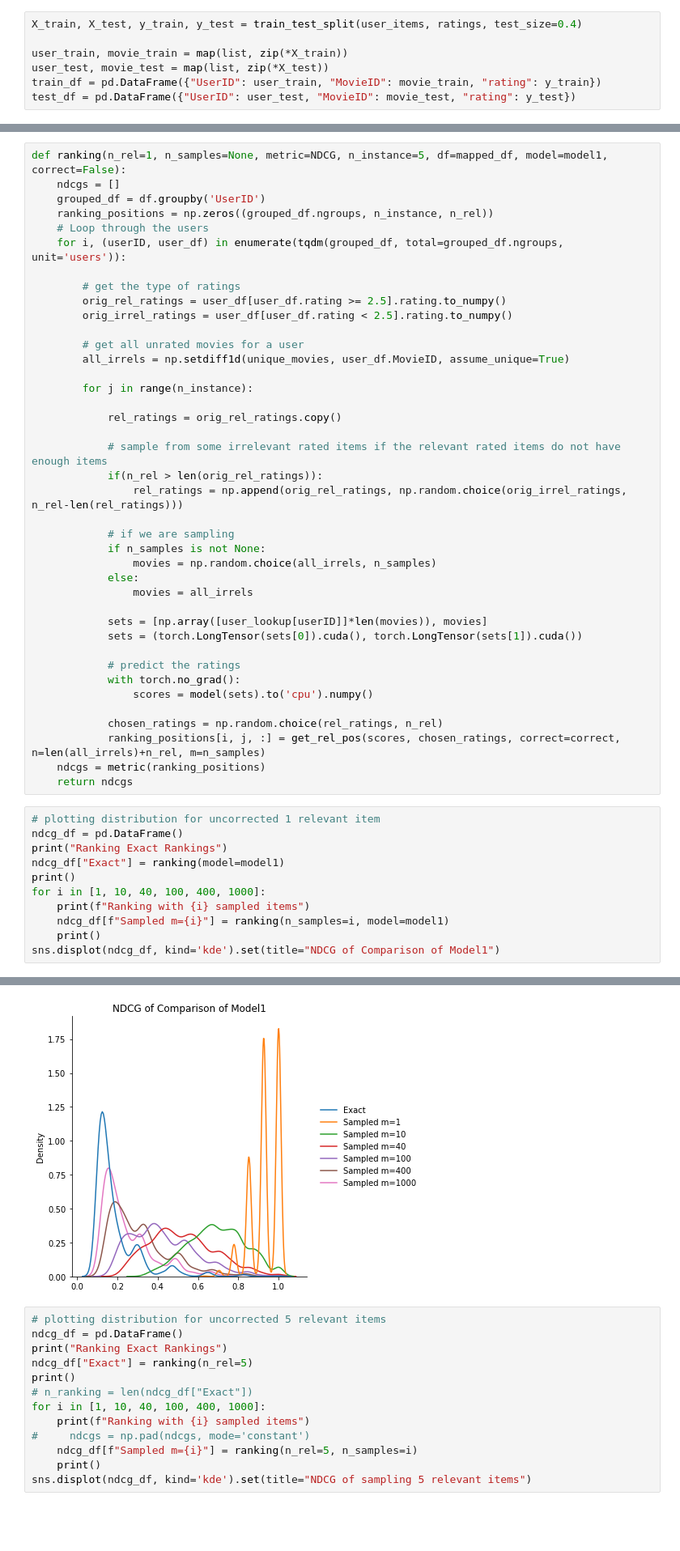
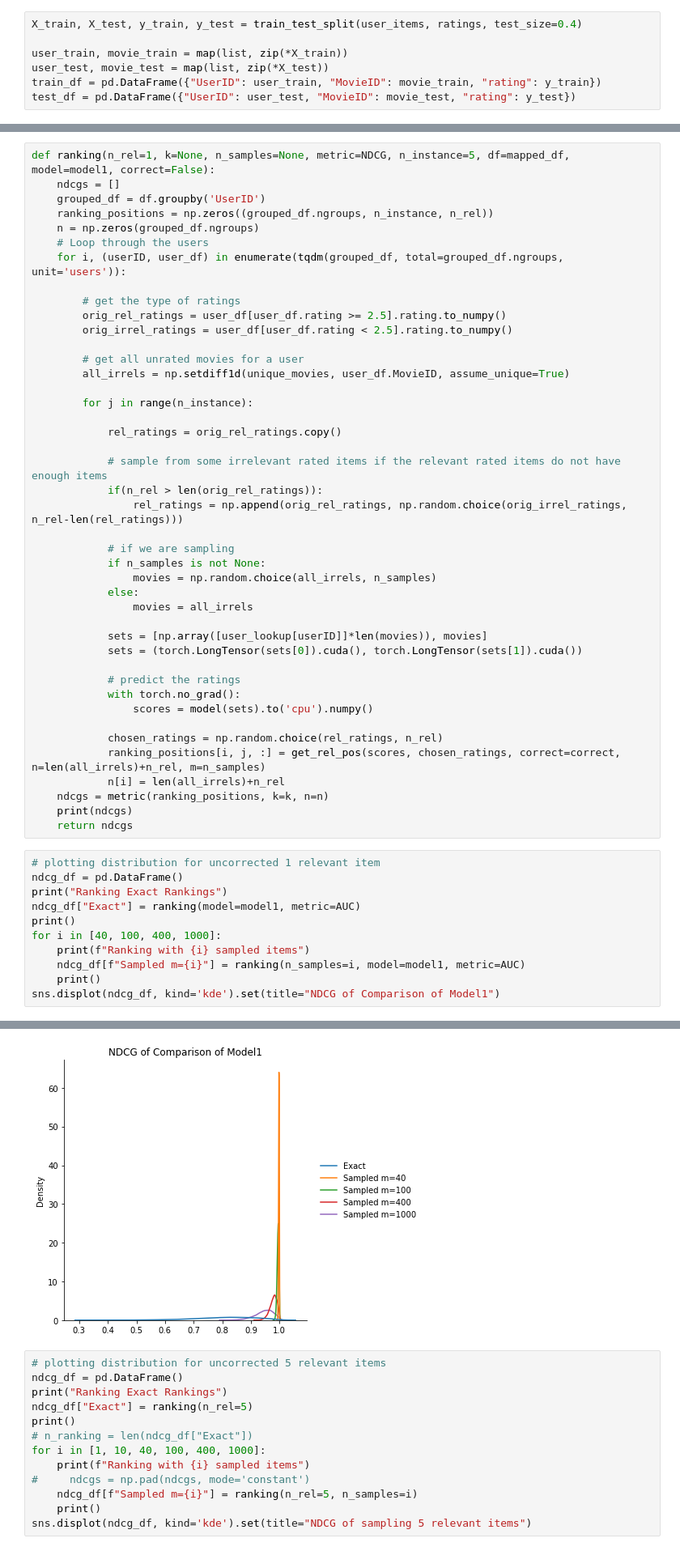
Before and after one commit to Poonyapat-S/SamplingBias, a Jupyter notebook: Test-sampling.ipynb, the cells around one changed output, grey strips where cells are left out. Shown at 81% size. Cells and saved outputs as stored; diff of their text form; blank space fills up the shorter version.

```diff
--- a/Test-sampling.ipynb
+++ b/Test-sampling.ipynb
@@ -213,8 +288,9 @@ unique_movies = mapped_df.MovieID.unique() # List of unique movie ID
 # %%
-def ranking(n_rel=1, n_samples=None, metric=NDCG, n_instance=5, df=mapped_df, model=model1, correct=False):
+def ranking(n_rel=1, k=None, n_samples=None, metric=NDCG, n_instance=5, df=mapped_df, model=model1, correct=False):
     ndcgs = []
     grouped_df = df.groupby('UserID')
     ranking_positions = np.zeros((grouped_df.ngroups, n_instance, n_rel))
+    n = np.zeros(grouped_df.ngroups)
     # Loop through the users
     for i, (userID, user_df) in enumerate(tqdm(grouped_df, total=grouped_df.ngroups, unit='users')):
 
@@ -248,17 +324,19 @@ def ranking(n_rel=1, n_samples=None, metric=NDCG, n_instance=5, df=mapped_df, mo
 
             chosen_ratings = np.random.choice(rel_ratings, n_rel)
             ranking_positions[i, j, :] = get_rel_pos(scores, chosen_ratings, correct=correct, n=len(all_irrels)+n_rel, m=n_samples)
-    ndcgs = metric(ranking_positions)
+            n[i] = len(all_irrels)+n_rel
+    ndcgs = metric(ranking_positions, k=k, n=n)
+    print(ndcgs)
     return ndcgs
 # %%
 # plotting distribution for uncorrected 1 relevant item
 ndcg_df = pd.DataFrame()
 print("Ranking Exact Rankings")
-ndcg_df["Exact"] = ranking(model=model1)
+ndcg_df["Exact"] = ranking(model=model1, metric=AUC)
 print()
-for i in [1, 10, 40, 100, 400, 1000]:
+for i in [40, 100, 400, 1000]:
     print(f"Ranking with {i} sampled items")
-    ndcg_df[f"Sampled m={i}"] = ranking(n_samples=i, model=model1)
+    ndcg_df[f"Sampled m={i}"] = ranking(n_samples=i, model=model1, metric=AUC)
     print()
 sns.displot(ndcg_df, kind='kde').set(title="NDCG of Comparison of Model1")
 # %% [output]
@@ -273,4 +428,4 @@ Ranking with 1000 sampled items
-[figure, old version]
+[figure, new version]
 # %%
 # plotting distribution for uncorrected 5 relevant items
 ndcg_df = pd.DataFrame()
```
Also changed, not shown: parts of 15 cells of this notebook.
